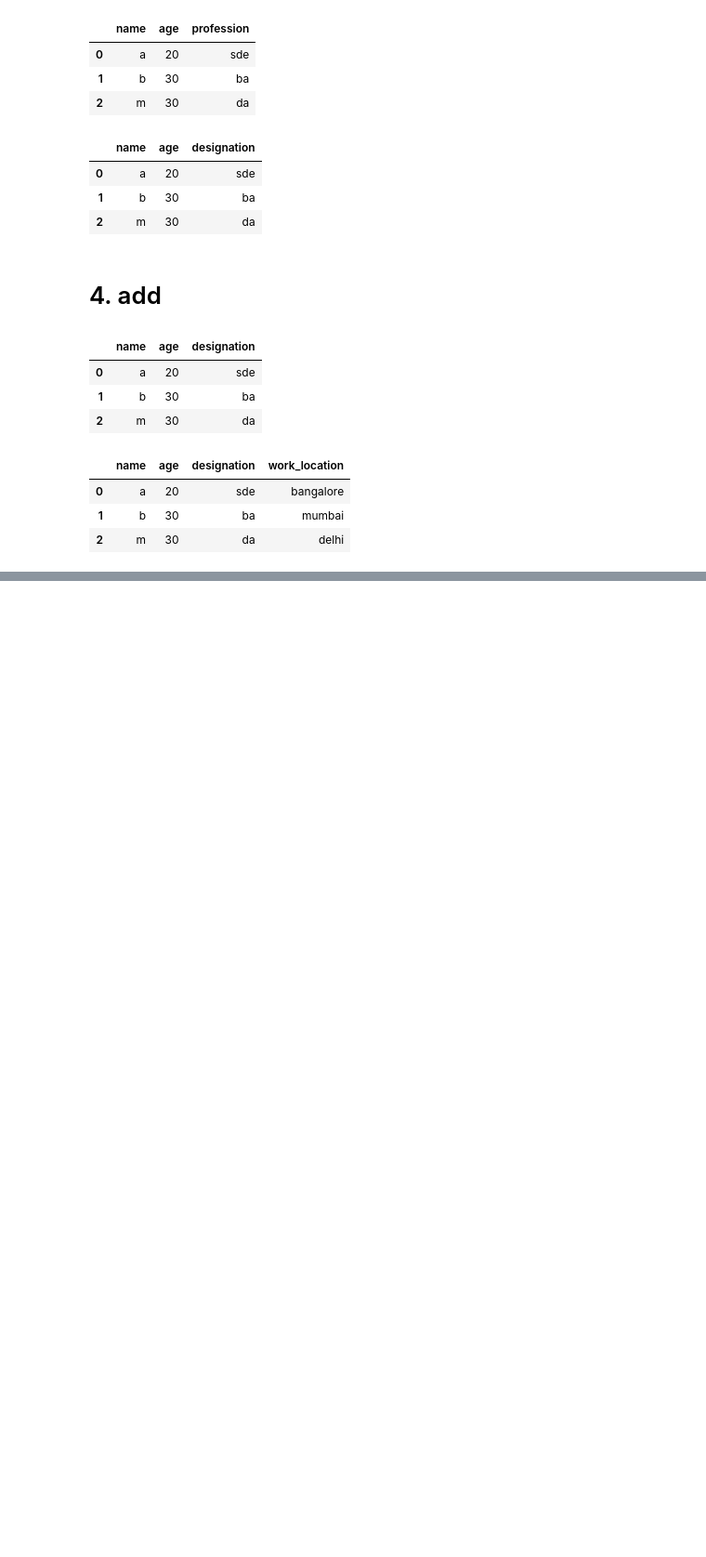
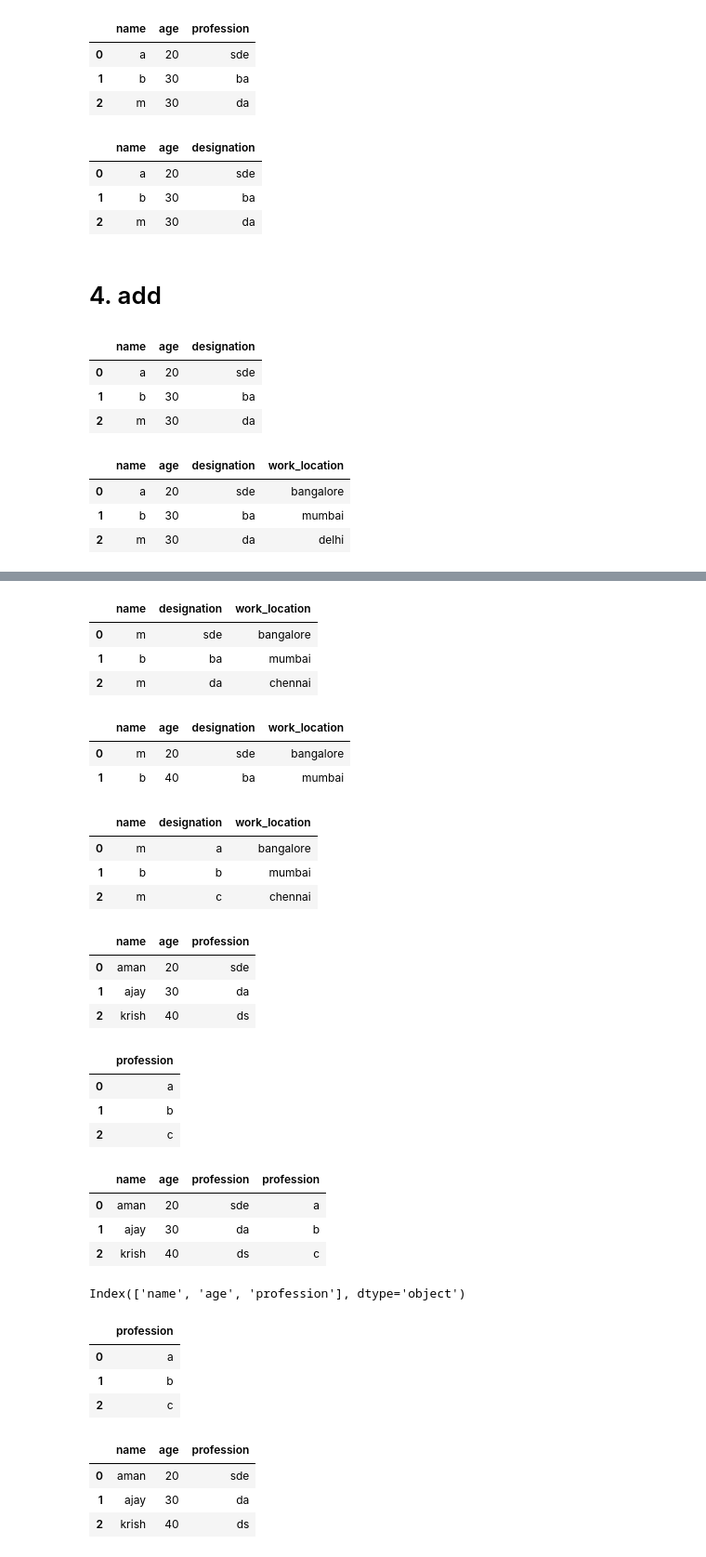
Before and after one commit to Usmanrajaa/python, a Jupyter notebook: pandas/p1.ipynb, the cells around one changed output, grey strips where cells are left out. Shown at 93% size. Saved outputs shown, nothing was run; the diff lists cells and outputs as text; code cells hidden in the pictures; blank space fills up the shorter version.

```diff
--- a/pandas/p1.ipynb
+++ b/pandas/p1.ipynb
@@ -336,0 +360,13 @@ df1
+# %%
+df1
+# %% [output]
+|  | name | designation | work_location |
+| 0 | m | sde | bangalore |
+| 1 | b | ba | mumbai |
+| 2 | m | da | chennai |
+# %%
+df1.drop(2,axis=0)
+# %% [output]
+|  | name | age | designation | work_location |
+| 0 | m | 20 | sde | bangalore |
+| 1 | b | 40 | ba | mumbai |
@@ -336,0 +375,57 @@ df1
+# %%
+df1
+# %% [output]
+|  | name | designation | work_location |
+| 0 | m | a | bangalore |
+| 1 | b | b | mumbai |
+| 2 | m | c | chennai |
+# %%
+data3={
+    "name":["aman","ajay","krish"],
+    "age":[20,30,40],
+    "profession":["sde","da","ds"],
+}
+# %%
+df3=pd.DataFrame(data3)
+df3
+# %% [output]
+|  | name | age | profession |
+| 0 | aman | 20 | sde |
+| 1 | ajay | 30 | da |
+| 2 | krish | 40 | ds |
+# %%
+new_column={"profession":["a","b","c"]}
+df4=pd.DataFrame(new_column)
+df4
+# %% [output]
+|  | profession |
+| 0 | a |
+| 1 | b |
+| 2 | c |
+# %%
+df5=pd.concat([df3,df4],axis=1)
+# %%
+df5
+# %% [output]
+|  | name | age | profession | profession |
+| 0 | aman | 20 | sde | a |
+| 1 | ajay | 30 | da | b |
+| 2 | krish | 40 | ds | c |
+# %%
+df.columns
+# %% [output]
+Index(['name', 'age', 'profession'], dtype='object')
+# %%
+df5.iloc[:, [i for i in range(len(df5.columns)) if i == 3]]
+# %% [output]
+|  | profession |
+| 0 | a |
+| 1 | b |
+| 2 | c |
+# %%
+df
+# %% [output]
+|  | name | age | profession |
+| 0 | aman | 20 | sde |
+| 1 | ajay | 30 | da |
+| 2 | krish | 40 | ds |
```
Also changed, not shown: parts of 10 cells of this notebook, 2 other files.
